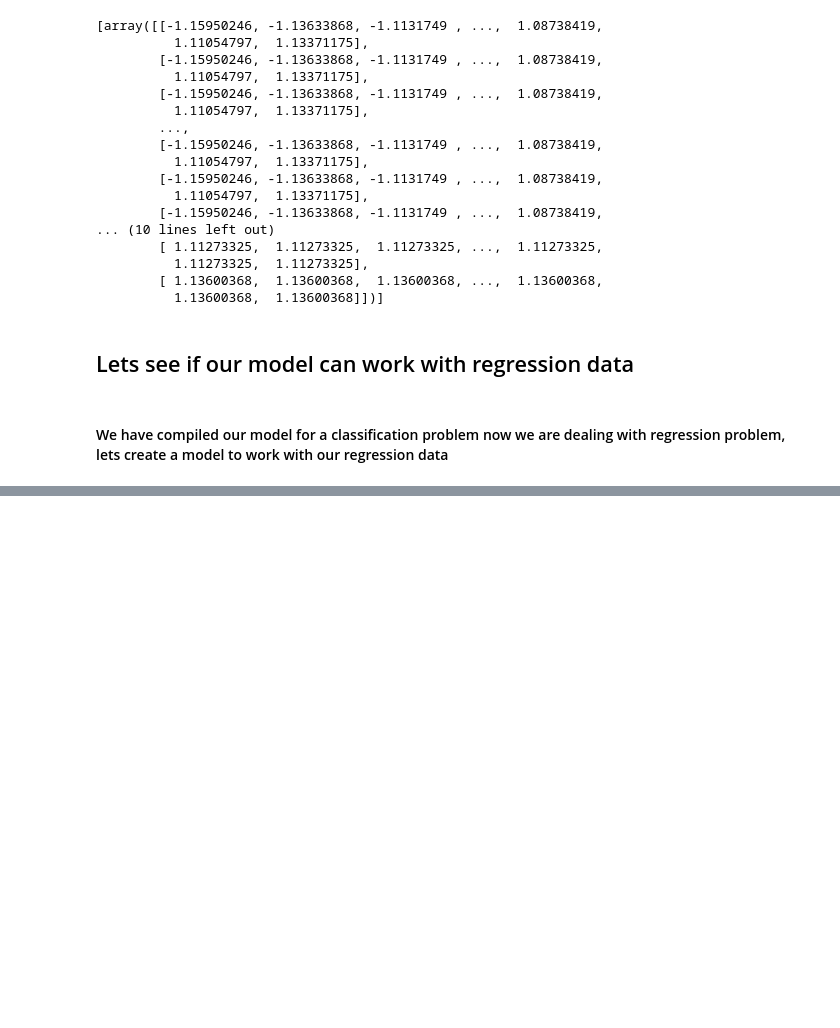
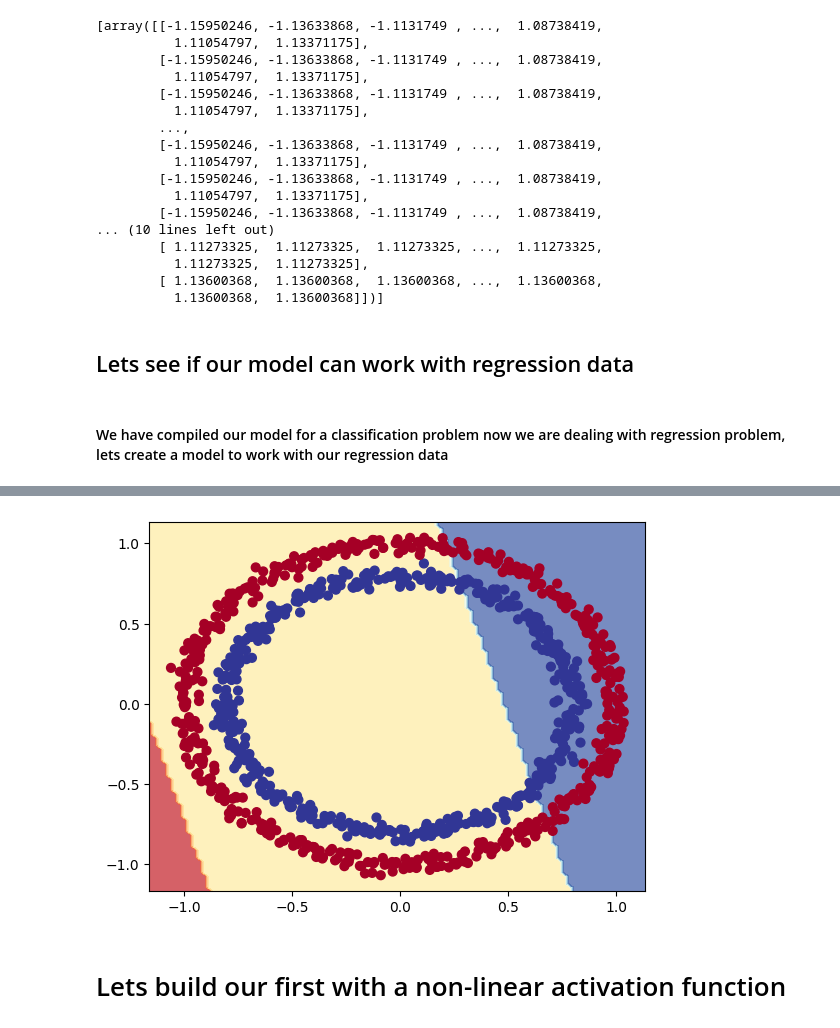
Before and after one commit to Nouman945/TensorFlow-Developer-Certificate-Guide, a Jupyter notebook: section_4.ipynb, the cells around one changed output, grey strips where cells are left out. Saved outputs shown, nothing was run; the diff lists cells and outputs as text; code cells hidden in the pictures; blank space fills up the shorter version.

```diff
--- a/section_4.ipynb
+++ b/section_4.ipynb
@@ -332,0 +334,14 @@ plt.legend()
+# %%
+tf.random.set_seed(42)
+
+# 1. Create a model
+
+model_5 = tf.keras.Sequential([
+    tf.keras.layers.Dense(1, tf.keras.activations.linear)
+])
+
+model_5.compile(loss="binary_crossentropy",
+                optimizer=tf.keras.optimizers.Adam(learning_rate=0.001),
+                metrics=["accuracy"])
+
+model_5.fit(X,y,epochs=100)
@@ -332,0 +373,3 @@ plt.legend()
+# %%
+plot_decision_boundary(model_5,X,y)
+# %% [output]
@@ -332,0 +377,3 @@ plt.legend()
+[figure, added]
+# %% [markdown]
+# Lets build our first with a non-linear activation function
```
Also changed, not shown: parts of 41 cells of this notebook.
